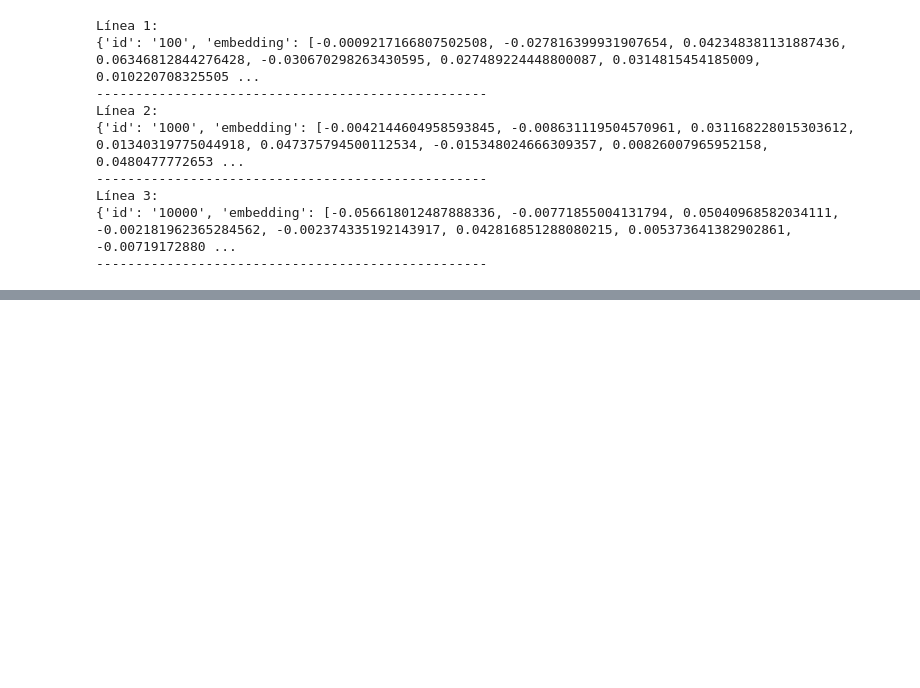
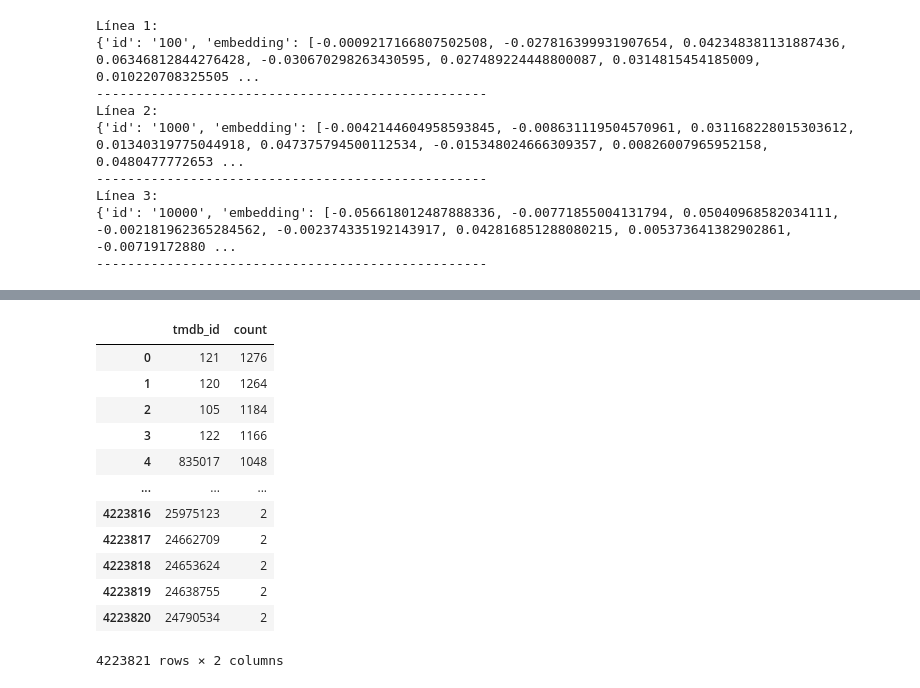
Before and after one commit to BubboApp/bubbo-data, a Jupyter notebook: recommendation-engine-alpha/prueba.ipynb, the cells around one changed output, grey strips where cells are left out. Saved outputs shown, nothing was run; the diff lists cells and outputs as text; code cells hidden in the pictures; blank space fills up the shorter version.

```diff
--- a/recommendation-engine-alpha/prueba.ipynb
+++ b/recommendation-engine-alpha/prueba.ipynb
@@ -1519,0 +1568,10 @@ Línea 3:
+# %%
+query_tmdb_counts = f"""
+SELECT tmdb_id, COUNT(*) AS count
+FROM `{dataset_id_destiny}.unified_content`
+GROUP BY tmdb_id
+ORDER BY count DESC
+"""
+
+tmdb_counts = client.query(query_tmdb_counts).to_dataframe()
+tmdb_counts.head(10)  # Muestra los 10 más comunes
@@ -1519,0 +1590,16 @@ Línea 3:
+# %%
+tmdb_counts
+# %% [output]
+|  | tmdb_id | count |
+| 0 | 121 | 1276 |
+| 1 | 120 | 1264 |
+| 2 | 105 | 1184 |
+| 3 | 122 | 1166 |
+| 4 | 835017 | 1048 |
+| ... | ... | ... |
+| 4223816 | 25975123 | 2 |
+| 4223817 | 24662709 | 2 |
+| 4223818 | 24653624 | 2 |
+| 4223819 | 24638755 | 2 |
+| 4223820 | 24790534 | 2 |
+4223821 rows × 2 columns
```
Also changed, not shown: parts of 5 cells of this notebook, 2 other files.
